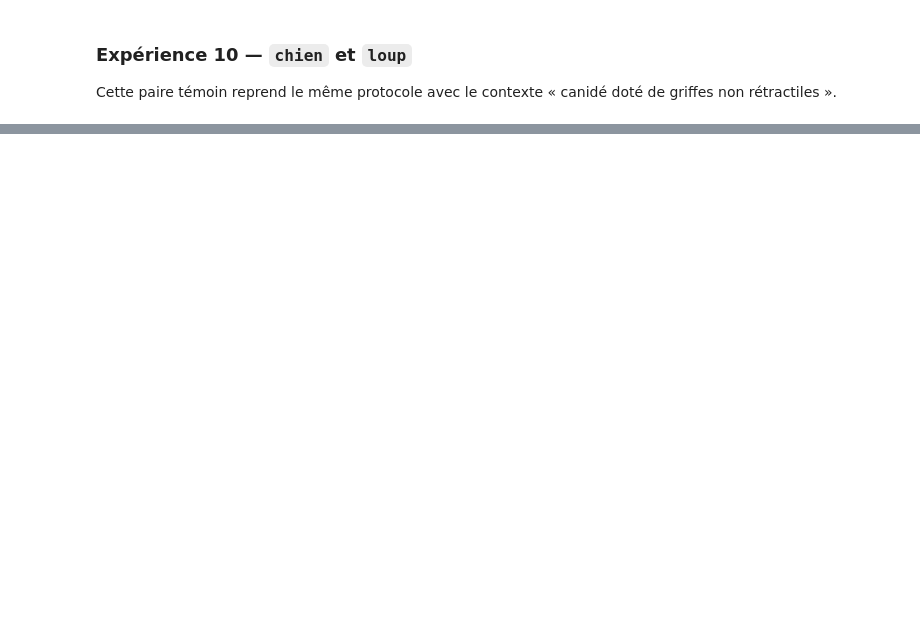
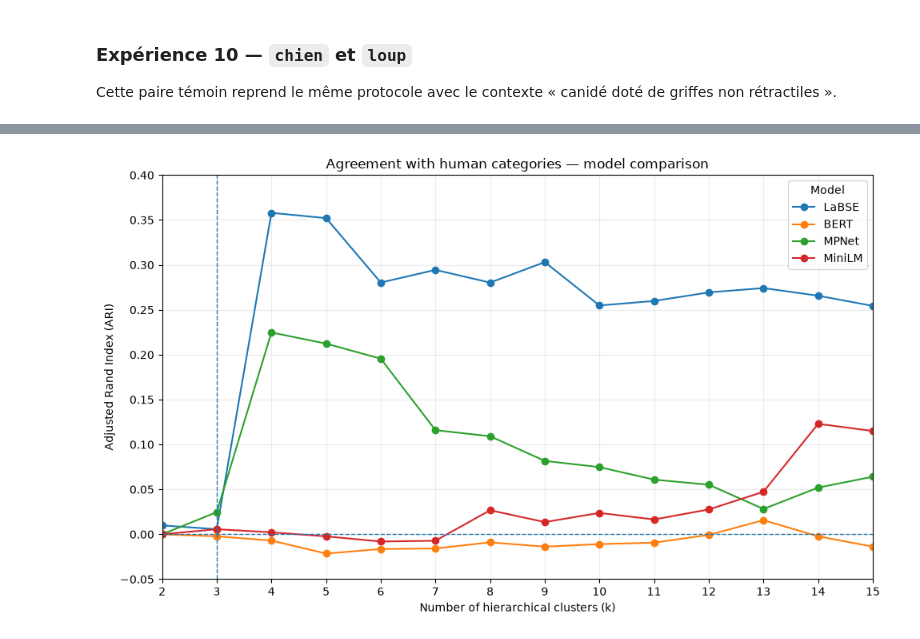
Before and after one commit to TintinDeBrest/LLM-Visual-Explorer, a Jupyter notebook: notebooks/LlmExpl_Context_lab.ipynb, the cells around one changed output, grey strips where cells are left out. Saved outputs shown, nothing was run; the diff lists cells and outputs as text; code cells hidden in the pictures; blank space fills up the shorter version.

```diff
--- a/notebooks/LlmExpl_Context_lab.ipynb
+++ b/notebooks/LlmExpl_Context_lab.ipynb
@@ -962,0 +1523,67 @@ Note: you may need to restart the kernel to use updated packages.
+# %%
+# ============================================================
+# EXPERIMENT — Compare ARI profiles across models
+# ============================================================
+
+import matplotlib.pyplot as plt
+
+
+plt.figure(figsize=(10, 6))
+
+
+# ------------------------------------------------------------
+# 1 — Plot every stored model
+# ------------------------------------------------------------
+
+for model_name, profile in ari_profiles.items():
+
+    plt.plot(
+        profile["Requested_clusters"],
+        profile["ARI"],
+        marker="o",
+        label=model_name,
+    )
+
+
+# ------------------------------------------------------------
+# 2 — Reference lines
+# ------------------------------------------------------------
+
+plt.axhline(
+    y=0,
+    linestyle="--",
+    linewidth=1,
+)
+
+plt.axvline(
+    x=3,
+    linestyle="--",
+    linewidth=1,
+)
+
+
+# ------------------------------------------------------------
+# 3 — Common scale
+# ------------------------------------------------------------
+
+plt.xlim(2, 15)
+plt.ylim(-0.05, 0.40)
+
+plt.xticks(range(2, 16))
+
+
+# ------------------------------------------------------------
+# 4 — Labels
+# ------------------------------------------------------------
+
+plt.title("Agreement with human categories — model comparison")
+plt.xlabel("Number of hierarchical clusters (k)")
+plt.ylabel("Adjusted Rand Index (ARI)")
+
+plt.legend(title="Model")
+plt.grid(alpha=0.25)
+
+plt.tight_layout()
+plt.show()
+# %% [output]
+[figure, added]
```
Also changed, not shown: parts of 27 cells of this notebook, 15 other files.
